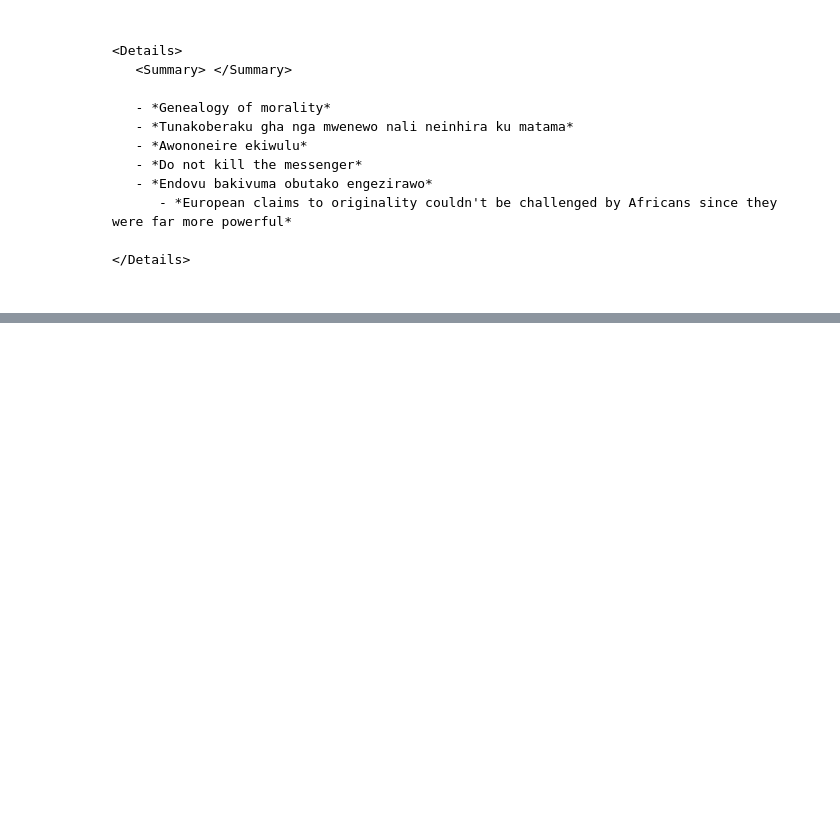
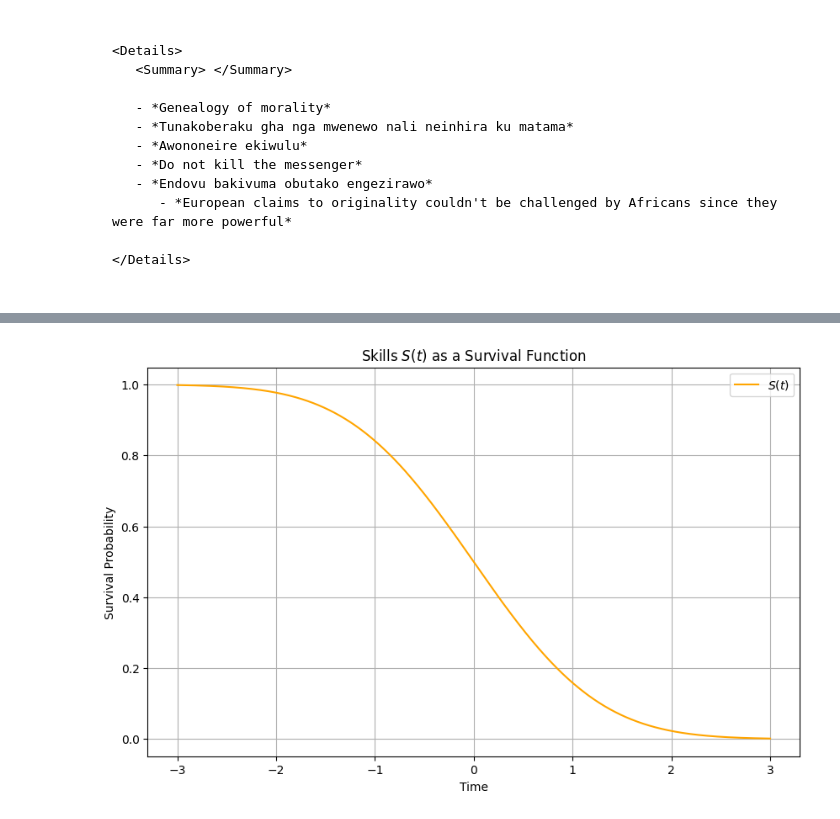
Before and after one commit to abikesa/homage, a Jupyter notebook: kitabo/ensi/_build/jupyter_execute/ipynb/homage.ipynb, the cells around one changed output, grey strips where cells are left out. Cells and saved outputs as stored; diff of their text form; code cells hidden in the pictures; blank space fills up the shorter version.

```diff
--- a/kitabo/ensi/_build/jupyter_execute/ipynb/homage.ipynb
+++ b/kitabo/ensi/_build/jupyter_execute/ipynb/homage.ipynb
@@ -39,0 +89,15 @@
+# %%
+# Survival function
+cdf = norm.cdf(t)
+survival_function = 1 - cdf
+
+plt.figure(figsize=(10, 6))
+plt.plot(t, survival_function, label='$S(t)$', color='orange')
+plt.title('Skills $S(t)$ as a Survival Function')
+plt.xlabel('Time')
+plt.ylabel('Survival Probability')
+plt.legend()
+plt.grid(True)
+plt.show()
+# %% [output]
+[figure, added]
```
Also changed, not shown: parts of 11 cells of this notebook, 14 other files.
